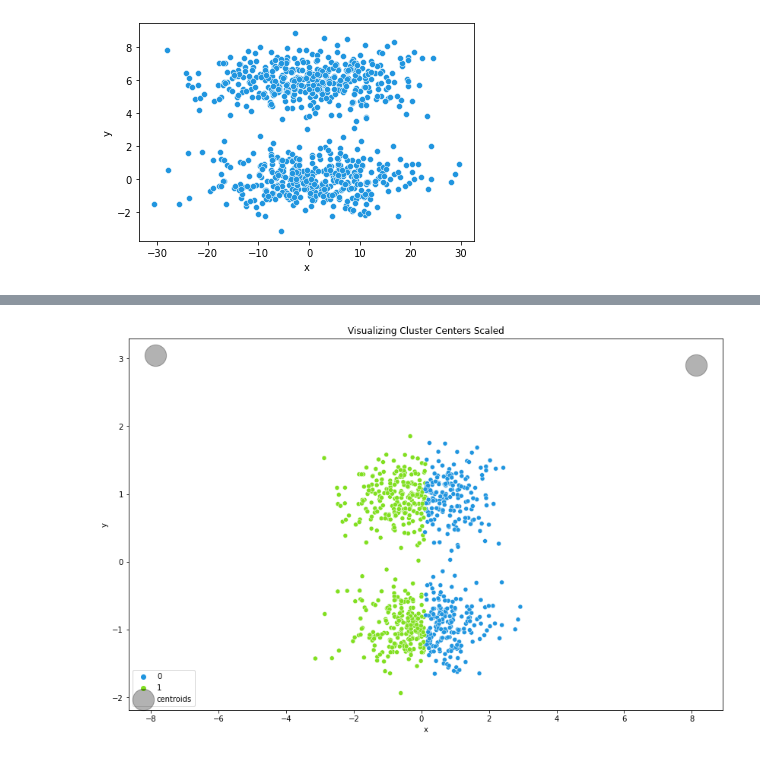
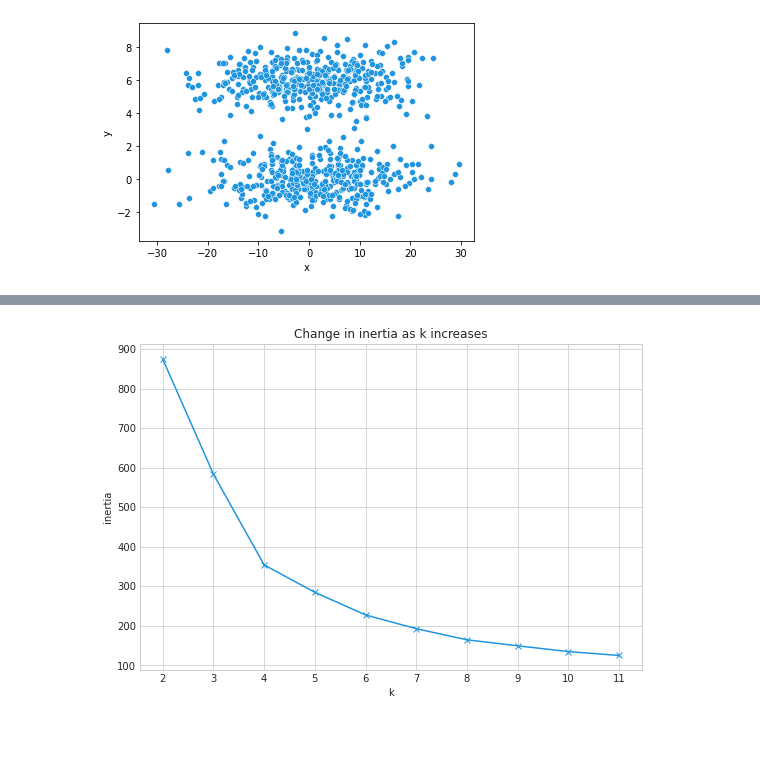
Before and after one commit to Tyler-Applegate/clustering-exercises, a Jupyter notebook: modeling.ipynb, the cells around one changed output, grey strips where cells are left out. Cells and saved outputs as stored; diff of their text form; code cells hidden in the pictures.

```diff
--- a/modeling.ipynb
+++ b/modeling.ipynb
@@ -724,7 +775,5 @@ X.head()
 # %%
-# Scale the X
-
-from sklearn.preprocessing import StandardScaler
-
-scaler = StandardScaler().fit(X)
-X_scaled = pd.DataFrame(scaler.transform(X), columns= X.columns).set_index([X.index.values])
+df2 = df[['x', 'y']]
+scaler = StandardScaler().fit(df2)
+df_scaled = pd.DataFrame(scaler.transform(df2), columns= df2.columns).set_index([df2.index.values])
+df_scaled.head()
@@ -851,19 +853,13 @@ X_scaled.head()
-# %%
-# lets visualize the clusters along with the centers on scaled data.
-
-plt.figure(figsize=(14, 9))
-
-# scatter plot of data with hue for cluster
-sns.scatterplot(x = 'x', y = 'y', data = X_scaled, hue = 'cluster')
-
-# plot cluster centers (centroids)
-centroids_scaled.plot.scatter(x= 'x', y = 'y',
-                              ax = plt.gca(),
-                              s = 800, color = 'k',
-                              alpha = 0.3,
-                              label = 'centroids')
-
-plt.title('Visualizing Cluster Centers Scaled')
-plt.legend();
-# %% [output]
-[figure, removed]
+# %%
+
+df_scaled = df_scaled[['x', 'y']]
+# lets plot inertia vs k
+with plt.style.context('seaborn-whitegrid'):
+    plt.figure(figsize=(9, 6))
+    pd.Series({k: KMeans(k).fit(df_scaled).inertia_ for k in range(2, 12)}).plot(marker='x')
+    plt.xticks(range(2, 12))
+    plt.xlabel('k')
+    plt.ylabel('inertia')
+    plt.title('Change in inertia as k increases')
+# %% [output]
+[figure, added]
```
Also changed, not shown: parts of 27 cells of this notebook.
